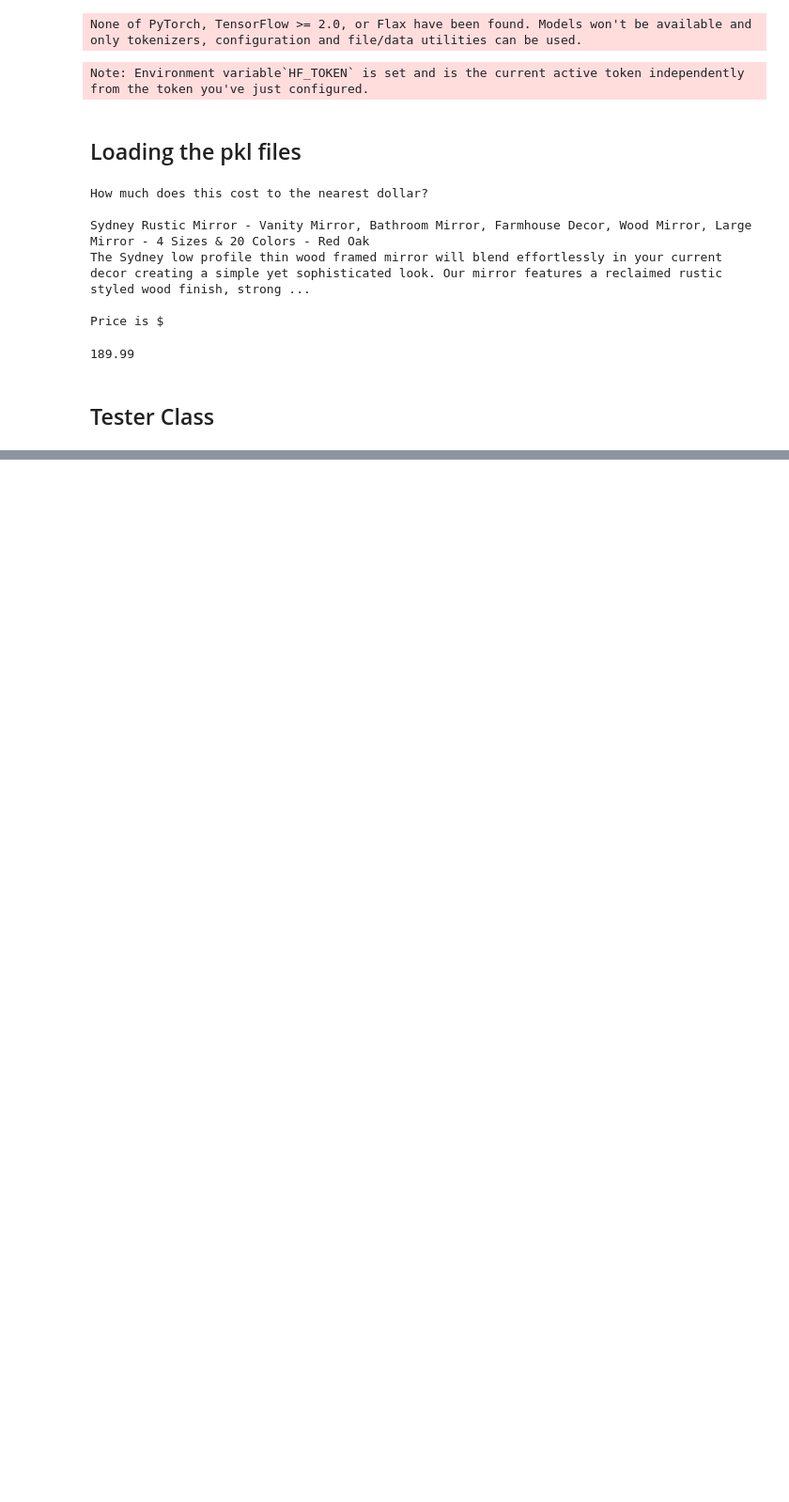
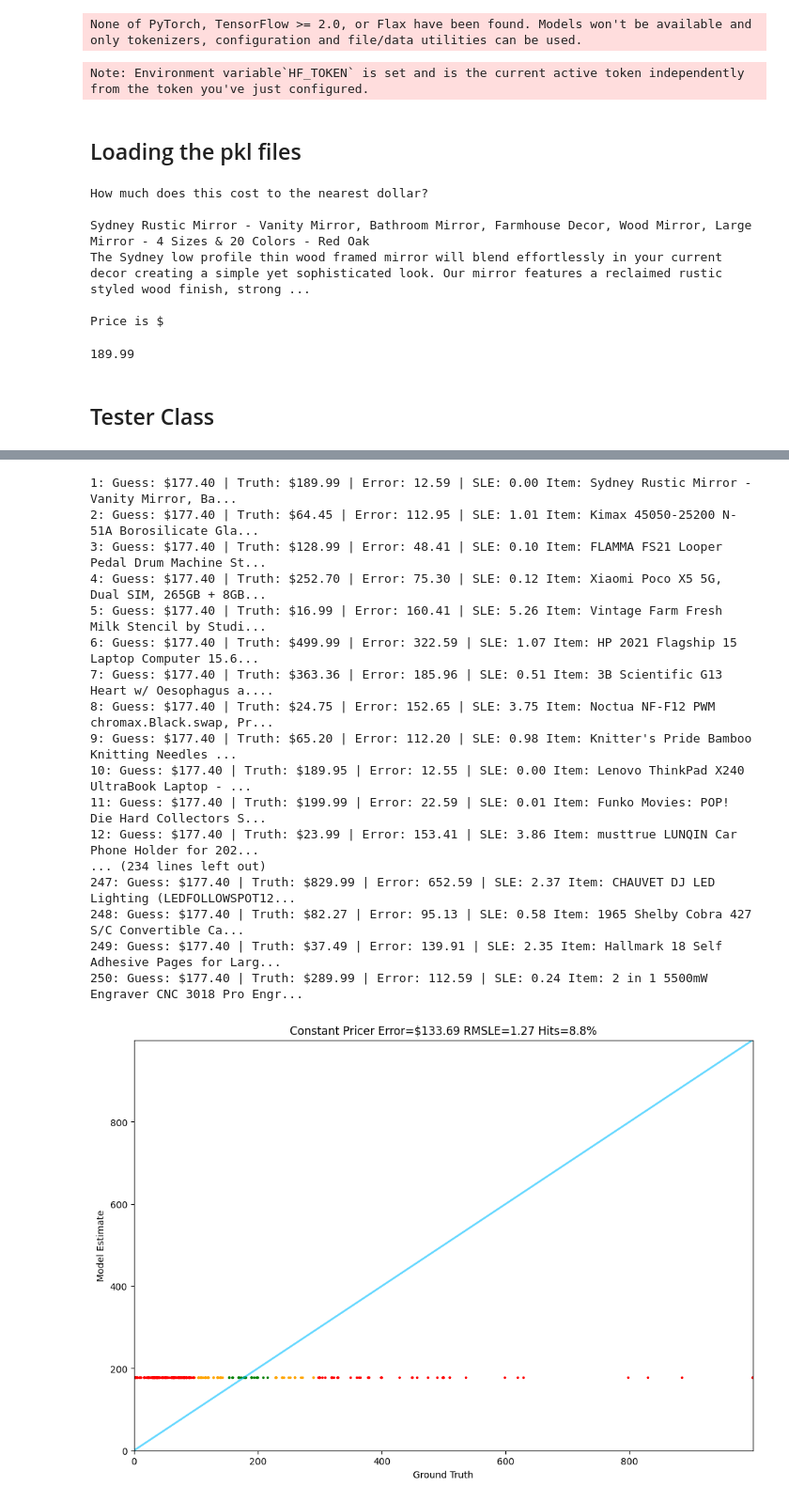
Before and after one commit to mightyoctopus/fine-tuning-frontier-llm-models, a Jupyter notebook: d3_part3.ipynb, the cells around one changed output, grey strips where cells are left out. Shown: that part at 94% size. Drawn from its saved outputs; the diff is of its cells as text; code cells hidden in the pictures; blank space fills up the shorter version.

```diff
--- a/d3_part3.ipynb
+++ b/d3_part3.ipynb
@@ -183,0 +165,29 @@ Tester.test(random_pricer)
+# %%
+### Another test -- with average price from the train data
+
+training_prices = [item.price for item in train]
+training_avr_price = sum(training_prices) / len(training_prices)
+
+def constant_pricer(item):
+    return training_avr_price
+# %%
+Tester.test(constant_pricer)
+# %% [output]
+1: Guess: $177.40 | Truth: $189.99 | Error: 12.59 | SLE: 0.00 Item: Sydney Rustic Mirror - Vanity Mirror, Ba...
+2: Guess: $177.40 | Truth: $64.45 | Error: 112.95 | SLE: 1.01 Item: Kimax 45050-25200 N-51A Borosilicate Gla...
+3: Guess: $177.40 | Truth: $128.99 | Error: 48.41 | SLE: 0.10 Item: FLAMMA FS21 Looper Pedal Drum Machine St...
+4: Guess: $177.40 | Truth: $252.70 | Error: 75.30 | SLE: 0.12 Item: Xiaomi Poco X5 5G, Dual SIM, 265GB + 8GB...
+5: Guess: $177.40 | Truth: $16.99 | Error: 160.41 | SLE: 5.26 Item: Vintage Farm Fresh Milk Stencil by Studi...
+6: Guess: $177.40 | Truth: $499.99 | Error: 322.59 | SLE: 1.07 Item: HP 2021 Flagship 15 Laptop Computer 15.6...
+7: Guess: $177.40 | Truth: $363.36 | Error: 185.96 | SLE: 0.51 Item: 3B Scientific G13 Heart w/ Oesophagus a....
+8: Guess: $177.40 | Truth: $24.75 | Error: 152.65 | SLE: 3.75 Item: Noctua NF-F12 PWM chromax.Black.swap, Pr...
+9: Guess: $177.40 | Truth: $65.20 | Error: 112.20 | SLE: 0.98 Item: Knitter's Pride Bamboo Knitting Needles ...
+10: Guess: $177.40 | Truth: $189.95 | Error: 12.55 | SLE: 0.00 Item: Lenovo ThinkPad X240 UltraBook Laptop - ...
+11: Guess: $177.40 | Truth: $199.99 | Error: 22.59 | SLE: 0.01 Item: Funko Movies: POP! Die Hard Collectors S...
+12: Guess: $177.40 | Truth: $23.99 | Error: 153.41 | SLE: 3.86 Item: musttrue LUNQIN Car Phone Holder for 202...
+... (234 lines left out)
+247: Guess: $177.40 | Truth: $829.99 | Error: 652.59 | SLE: 2.37 Item: CHAUVET DJ LED Lighting (LEDFOLLOWSPOT12...
+248: Guess: $177.40 | Truth: $82.27 | Error: 95.13 | SLE: 0.58 Item: 1965 Shelby Cobra 427 S/C Convertible Ca...
+249: Guess: $177.40 | Truth: $37.49 | Error: 139.91 | SLE: 2.35 Item: Hallmark 18 Self Adhesive Pages for Larg...
+250: Guess: $177.40 | Truth: $289.99 | Error: 112.59 | SLE: 0.24 Item: 2 in 1 5500mW Engraver CNC 3018 Pro Engr...
+[figure, added]
```
Also changed, not shown: parts of 1 cell of this notebook.
